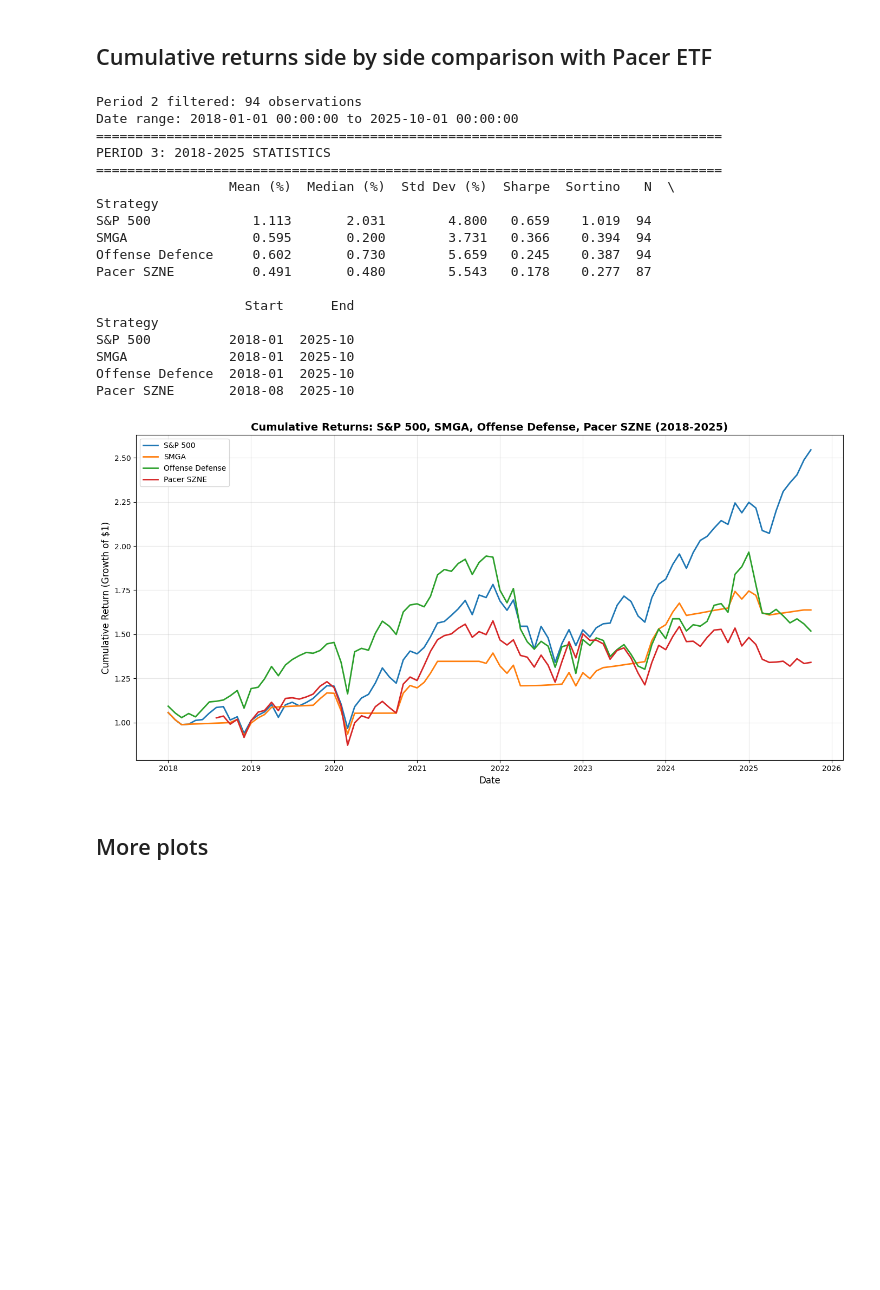
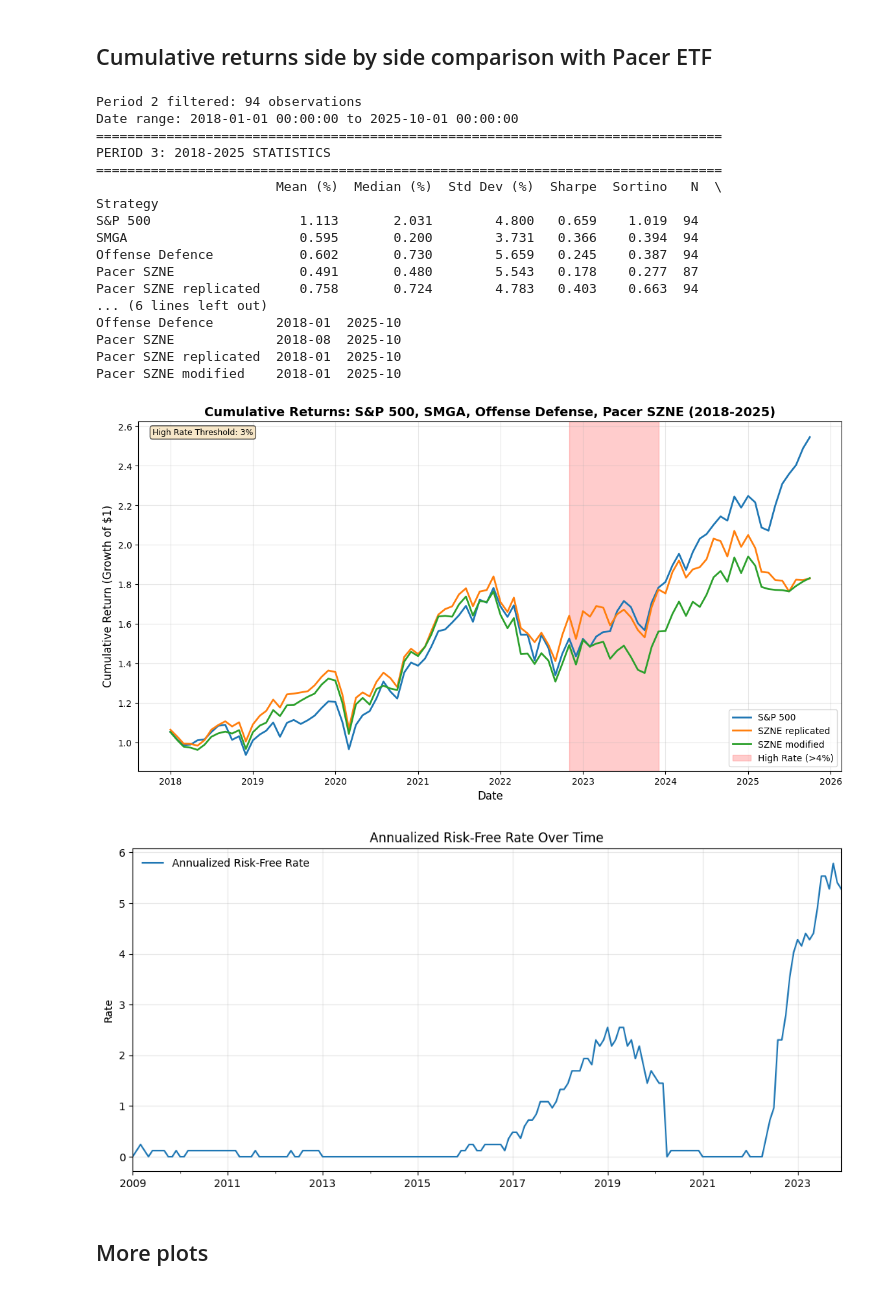
Before and after one commit to reading-stiener/offense-defense-project, a Jupyter notebook: notebooks/03_investment_strategies.ipynb, the cells around one changed output. Saved outputs shown, nothing was run; the diff lists cells and outputs as text; code cells hidden in the pictures; blank space fills up the shorter version.

```diff
--- a/notebooks/03_investment_strategies.ipynb
+++ b/notebooks/03_investment_strategies.ipynb
@@ -194,0 +210,21 @@ First 15 observations (showing seasonal pattern):
+# %%
+modified_pacer = calculate_modified_szne_returns_ts(
+    df_cyclical,
+    df_industrials,
+    df_tech,
+    df_materials,
+    df_communications,
+    df_financials,
+    df_energy,
+    df_defense,
+    df_healthcare,
+    df_utilities,
+    df_realestate,
+    df_rf,
+    df_interest,
+)
+print(f"SZNE modified returns calculated")
+print(f"Total observations: {len(modified_pacer)}")
+print(f"Date range: {modified_pacer.index.min()} to {modified_pacer.index.max()}")
+print("\nFirst 15 observations (showing seasonal pattern):")
+print(modified_pacer.loc[modified_pacer.index>='2018-08-01'].head(15))
@@ -386,53 +453,61 @@ plot_cumulative_returns(strategies_p2, title="Cumulative Returns: S&P 500 vs SMG
 sp500_p3 = filter_period(sp500_returns, start_year=2018, end_year=2025)
 smga_p3 = filter_period(smga_returns, start_year=2018, end_year=2025)
 off_def_p3 = filter_period(rotation_returns, start_year=2018, end_year=2025)
-pacer_p3 = filter_period(pacer_returns_repl, start_year=2018, end_year=2025)
+pacer_p3 = filter_period(pacer_returns, start_year=2018, end_year=2025)
+pacer_repl_p3 = filter_period(pacer_returns_repl, start_year=2018, end_year=2025)
+pacer_mod_p3 = filter_period(modified_pacer, start_year=2018, end_year=2025)
+
 
 print(f"Period 2 filtered: {len(sp500_p3)} observations")
 print(f"Date range: {sp500_p3.index.min()} to {sp500_p3.index.max()}")
 
 # %%
 # Cell 10: Calculate statistics for Period 2 (2009-2023)
 stats_sp500_p3 = calculate_statistics_ts(sp500_p3, 'S&P 500')
 stats_smga_p3 = calculate_statistics_ts(smga_p3, 'SMGA')
 stats_offdef_p3 = calculate_statistics_ts(off_def_p3, 'Offense Defence')
 stats_pacer_p3 = calculate_statistics_ts(pacer_p3, 'Pacer SZNE')
+stats_pacer_repl_p3 = calculate_statistics_ts(pacer_repl_p3, 'Pacer SZNE replicated')
+stats_pacer_modified_p3 = calculate_statistics_ts(pacer_mod_p3, 'Pacer SZNE modified')
 
-summary_p3 = pd.DataFrame([stats_sp500_p3, stats_smga_p3, stats_offdef_p3, stats_pacer_p3]).set_index('Strategy')
+
+summary_p3 = pd.DataFrame([stats_sp500_p3, stats_smga_p3, stats_offdef_p3, stats_pacer_p3, stats_pacer_repl_p3, stats_pacer_modified_p3]).set_index('Strategy')
 print("="*80)
 print("PERIOD 3: 2018-2025 STATISTICS")
 print("="*80)
 print(summary_p3)
 
 # plotting cumulative return graphs for 2018 - 2025
 strategies_p3 = {
     'S&P 500': sp500_p3["gross"],
-    'SMGA': smga_p3["gross"],
-    'Offense Defense': off_def_p3['gross'],
-    'Pacer SZNE': pacer_p3['gross'],
+    #'SMGA': smga_p3["gross"],
+    #'Offense Defense': off_def_p3['gross'],
+    #'SZNE': pacer_p3['gross'],
+    'SZNE replicated': pacer_repl_p3['gross'],
+    'SZNE modified': pacer_mod_p3['gross'],
 }
 
-plot_cumulative_returns(strategies_p3, title="Cumulative Returns: S&P 500, SMGA, Offense Defense, Pacer SZNE (2018-2025)")
+plot_cumulative_returns(strategies_p3, title="Cumulative Returns: S&P 500, SMGA, Offense Defense, Pacer SZNE (2018-2025)", rf_data=sp500_p2['rf'])
 # %% [output]
 Period 2 filtered: 94 observations
 Date range: 2018-01-01 00:00:00 to 2025-10-01 00:00:00
 ================================================================================
 PERIOD 3: 2018-2025 STATISTICS
 ================================================================================
-                 Mean (%)  Median (%)  Std Dev (%)  Sharpe  Sortino   N  \
+                       Mean (%)  Median (%)  Std Dev (%)  Sharpe  Sortino   N  \
 Strategy
-S&P 500             1.113       2.031        4.800   0.659    1.019  94
-SMGA                0.595       0.200        3.731   0.366    0.394  94
-Offense Defence     0.602       0.730        5.659   0.245    0.387  94
-Pacer SZNE          0.491       0.480        5.543   0.178    0.277  87
-
-                   Start      End
-Strategy
-S&P 500          2018-01  2025-10
-SMGA             2018-01  2025-10
-Offense Defence  2018-01  2025-10
-Pacer SZNE       2018-08  2025-10
+S&P 500                   1.113       2.031        4.800   0.659    1.019  94
+SMGA                      0.595       0.200        3.731   0.366    0.394  94
+Offense Defence           0.602       0.730        5.659   0.245    0.387  94
+Pacer SZNE                0.491       0.480        5.543   0.178    0.277  87
+Pacer SZNE replicated     0.758       0.724        4.783   0.403    0.663  94
+... (6 lines left out)
+Offense Defence        2018-01  2025-10
+Pacer SZNE             2018-08  2025-10
+Pacer SZNE replicated  2018-01  2025-10
+Pacer SZNE modified    2018-01  2025-10
-[figure, old version]
+[figure, new version]
+[figure, added]
 # %% [markdown]
 ## More plots
 # %%
```
Also changed, not shown: parts of 8 cells of this notebook.
